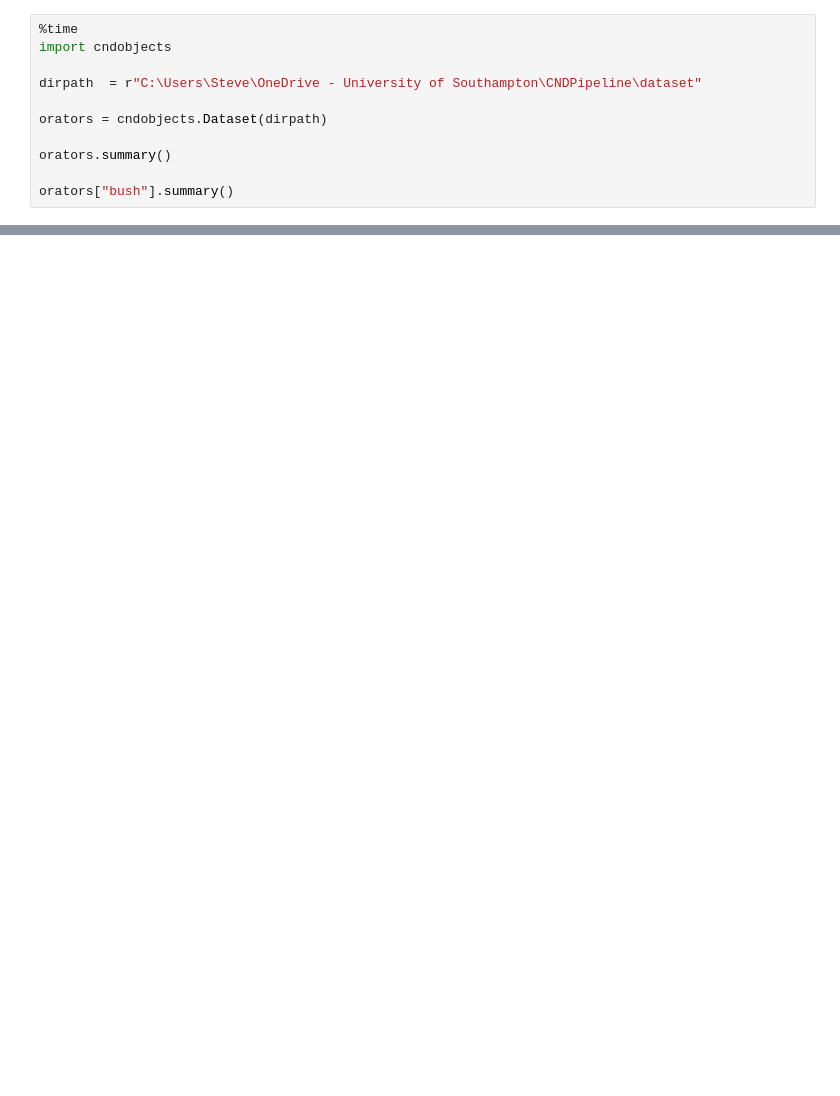
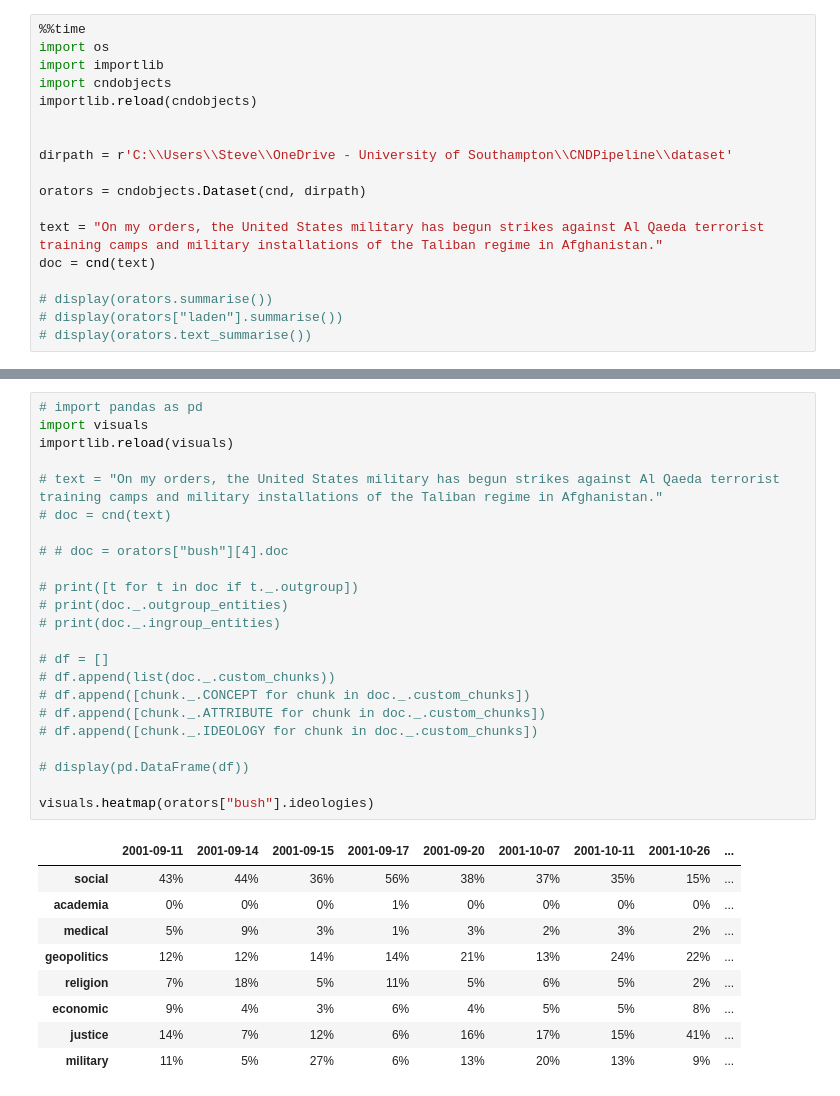
Before and after one commit to Fourthought/Hostile-Narrative-Analysis, a Jupyter notebook: scratchpad.ipynb, the cells around one changed output, grey strips where cells are left out. Cells and saved outputs as stored; diff of their text form; blank space fills up the shorter version.

```diff
--- a/scratchpad.ipynb
+++ b/scratchpad.ipynb
@@ -1,12 +13,19 @@
 # %%
-%time
+%%time
+import os
+import importlib
 import cndobjects
+importlib.reload(cndobjects)
 
-dirpath  = r"C:\Users\Steve\OneDrive - University of Southampton\CNDPipeline\dataset"
 
-orators = cndobjects.Dataset(dirpath)
+dirpath = r'C:\\Users\\Steve\\OneDrive - University of Southampton\\CNDPipeline\\dataset'
 
-orators.summary()
+orators = cndobjects.Dataset(cnd, dirpath)
 
-orators["bush"].summary()
+text = "On my orders, the United States military has begun strikes against Al Qaeda terrorist training camps and military installations of the Taliban regime in Afghanistan."
+doc = cnd(text)
+
+# display(orators.summarise())
+# display(orators["laden"].summarise())
+# display(orators.text_summarise())
 # %% [output]
@@ -35,0 +49,33 @@ Wall time: 0 ns
+# %%
+# import pandas as pd
+import visuals
+importlib.reload(visuals)
+
+# text = "On my orders, the United States military has begun strikes against Al Qaeda terrorist training camps and military installations of the Taliban regime in Afghanistan."
+# doc = cnd(text)
+
+# # doc = orators["bush"][4].doc
+
+# print([t for t in doc if t._.outgroup])
+# print(doc._.outgroup_entities)
+# print(doc._.ingroup_entities)
+
+# df = []
+# df.append(list(doc._.custom_chunks))
+# df.append([chunk._.CONCEPT for chunk in doc._.custom_chunks])
+# df.append([chunk._.ATTRIBUTE for chunk in doc._.custom_chunks])
+# df.append([chunk._.IDEOLOGY for chunk in doc._.custom_chunks])
+
+# display(pd.DataFrame(df))
+
+visuals.heatmap(orators["bush"].ideologies)
+# %% [output]
+|  | 2001-09-11 | 2001-09-14 | 2001-09-15 | 2001-09-17 | 2001-09-20 | 2001-10-07 | 2001-10-11 | 2001-10-26 | ... |
+| social | 43% | 44% | 36% | 56% | 38% | 37% | 35% | 15% | ... |
+| academia | 0% | 0% | 0% | 1% | 0% | 0% | 0% | 0% | ... |
+| medical | 5% | 9% | 3% | 1% | 3% | 2% | 3% | 2% | ... |
+| geopolitics | 12% | 12% | 14% | 14% | 21% | 13% | 24% | 22% | ... |
+| religion | 7% | 18% | 5% | 11% | 5% | 6% | 5% | 2% | ... |
+| economic | 9% | 4% | 3% | 6% | 4% | 5% | 5% | 8% | ... |
+| justice | 14% | 7% | 12% | 6% | 16% | 17% | 15% | 41% | ... |
+| military | 11% | 5% | 27% | 6% | 13% | 20% | 13% | 9% | ... |
```
Also changed, not shown: parts of 5 cells of this notebook, 47 other files.
